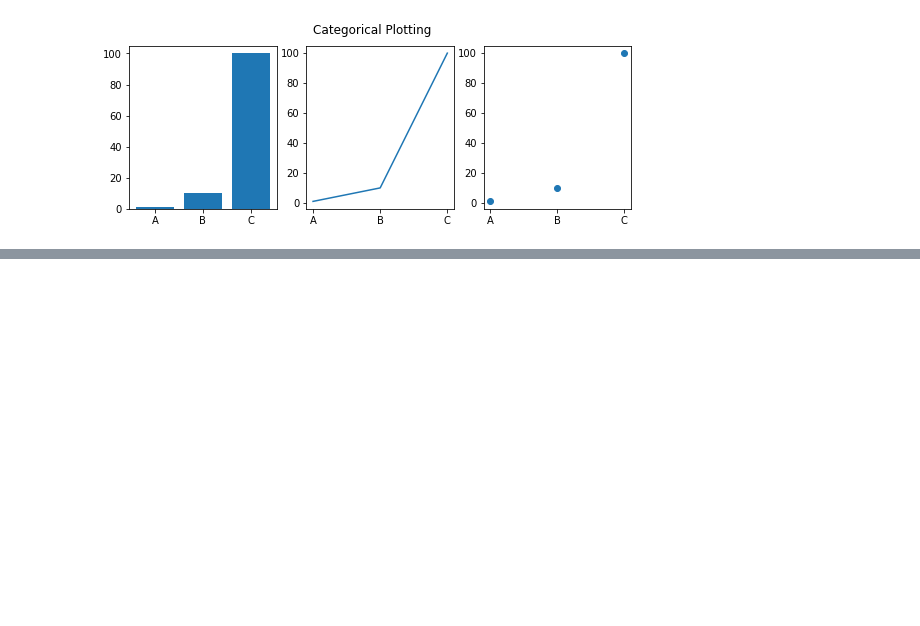
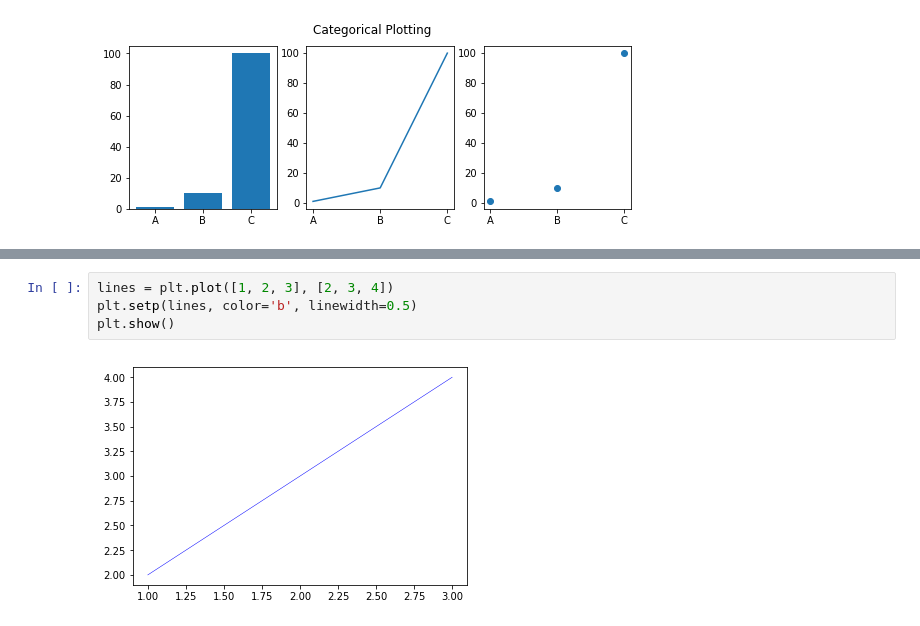
Before and after one commit to Delfin99/Delfin99, a Jupyter notebook: Study/Python/Jupyter/Untitled.ipynb, the cells around one changed output, grey strips where cells are left out. Drawn from its saved outputs; the diff is of its cells as text; blank space fills up the shorter version.

```diff
--- a/Study/Python/Jupyter/Untitled.ipynb
+++ b/Study/Python/Jupyter/Untitled.ipynb
@@ -202,0 +210,6 @@ plt.show()
+# %%
+lines = plt.plot([1, 2, 3], [2, 3, 4])
+plt.setp(lines, color='b', linewidth=0.5)
+plt.show()
+# %% [output]
+[figure, added]
```
Also changed, not shown: parts of 6 cells of this notebook, 1 other file.
